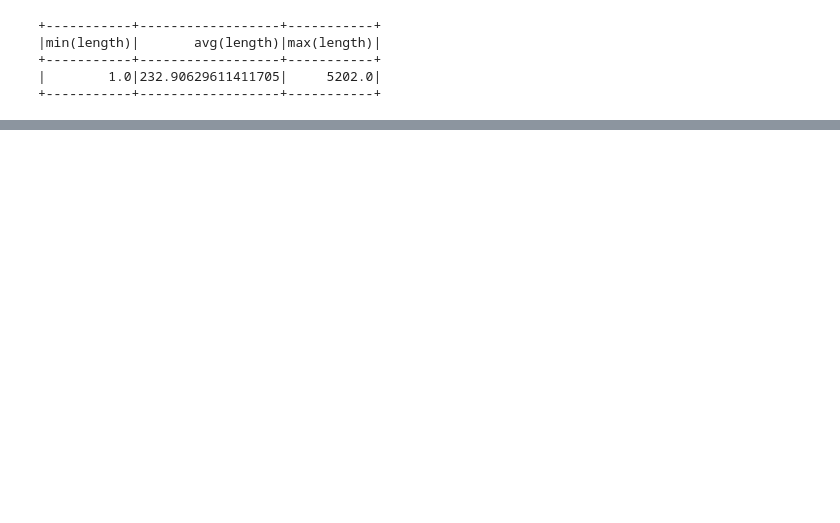
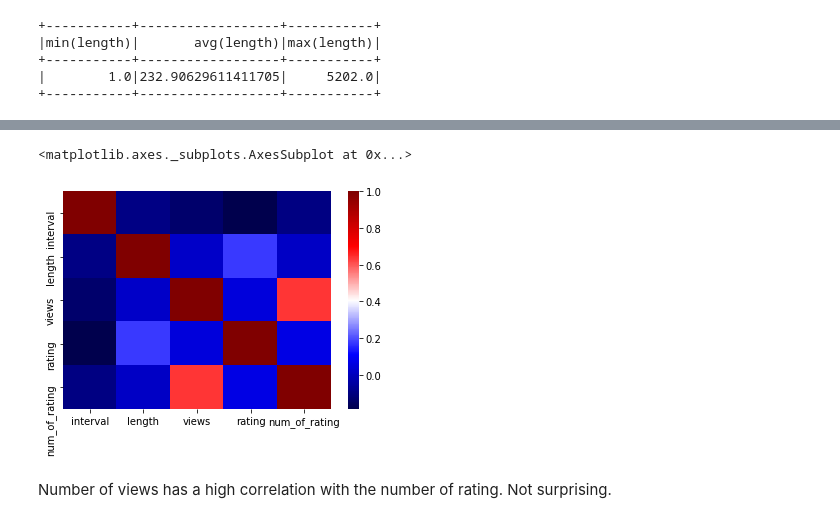
Before and after one commit to bbchen33/Data-Science, a Jupyter notebook: BigData_PySpark.ipynb, the cells around one changed output, grey strips where cells are left out. Drawn from its saved outputs; the diff is of its cells as text; code cells hidden in the pictures; blank space fills up the shorter version.

```diff
--- a/BigData_PySpark.ipynb
+++ b/BigData_PySpark.ipynb
@@ -115,0 +297,8 @@ df1.select([min('length'),mean('length'),max('length')]).show()
+# %%
+import seaborn as sns
+sns.heatmap(df1_pd[df1_pd.columns[:8]].corr(), cmap = 'seismic')
+# %% [output]
+<matplotlib.axes._subplots.AxesSubplot at 0x...>
+[figure, added]
+# %% [markdown]
+Number of views has a high correlation with the number of rating. Not surprising.
```
Also changed, not shown: parts of 16 cells of this notebook.
